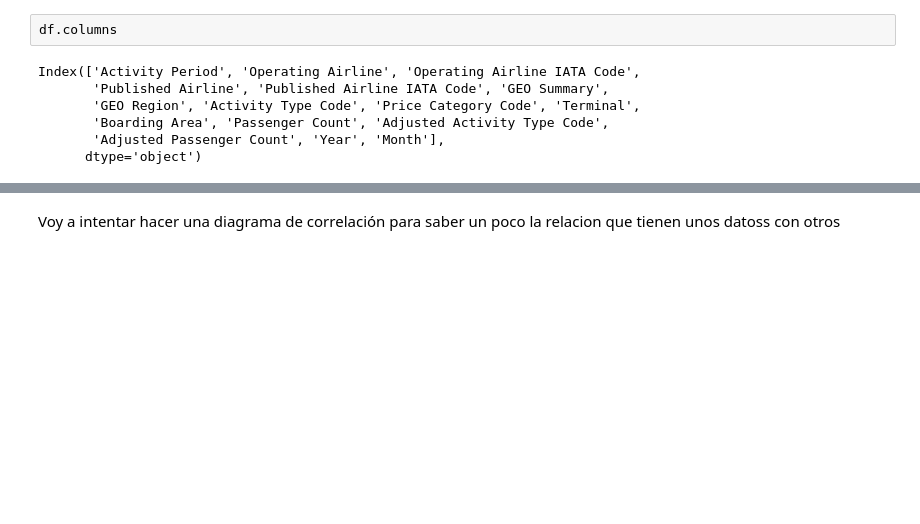
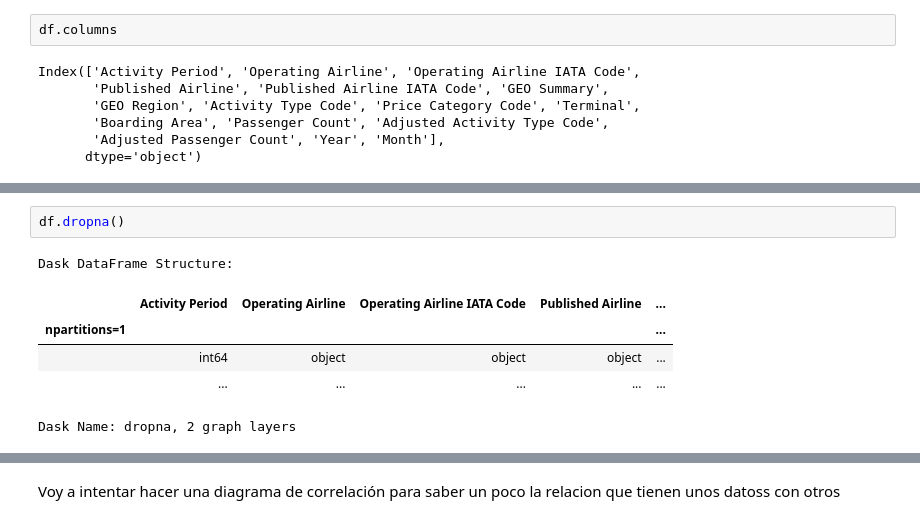
Before and after one commit to MiguelGG03/Final_Poject_PySpark, a Jupyter notebook: empiezo.ipynb, the cells around one changed output, grey strips where cells are left out. Saved outputs shown, nothing was run; the diff lists cells and outputs as text; blank space fills up the shorter version.

```diff
--- a/empiezo.ipynb
+++ b/empiezo.ipynb
@@ -38,0 +59,9 @@ Index(['Activity Period', 'Operating Airline', 'Operating Airline IATA Code',
+# %%
+df.dropna()
+# %% [output]
+Dask DataFrame Structure:
+|  | Activity Period | Operating Airline | Operating Airline IATA Code | Published Airline | ... |
+| npartitions=1 |  |  |  |  | ... |
+|  | int64 | object | object | object | ... |
+|  | ... | ... | ... | ... | ... |
+Dask Name: dropna, 2 graph layers
```
Also changed, not shown: parts of 2 cells of this notebook.
